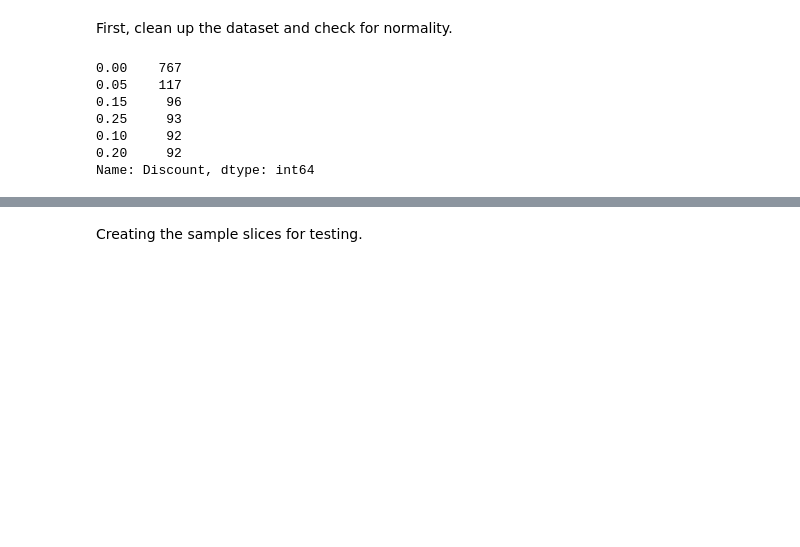
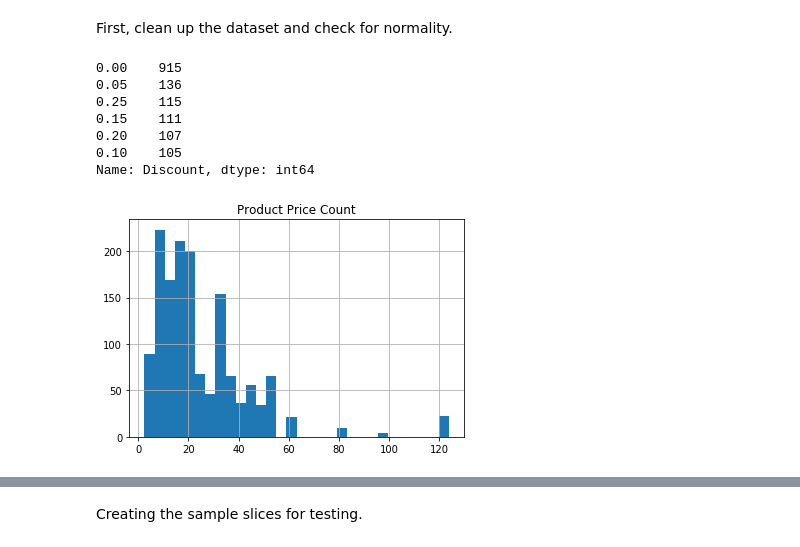
Before and after one commit to terryollila/dsc-mod-3-project-online-ds-ft-100719, a Jupyter notebook: student.ipynb, the cells around one changed output, grey strips where cells are left out. Cells and saved outputs as stored; diff of their text form; code cells hidden in the pictures; blank space fills up the shorter version.

```diff
--- a/student.ipynb
+++ b/student.ipynb
@@ -578,7 +611,11 @@ test_end = datetime(2014, 3, 31)
 # %%
 #Selecting a single year to hone in on a concretely captured data set.
-dis_df = dis_df.loc[(dis_df['OrderDate'] >= test_start) &
-                    (dis_df['OrderDate'] <= test_end)]
+# dis_df = dis_df.loc[(dis_df['OrderDate'] >= test_start) &
+#                     (dis_df['OrderDate'] <= test_end)]
+# %%
+# Removing the discounts that only appear a couple of times.
+dis_df = dis_df[(dis_df['Discount'] == .05) | (dis_df['Discount'] == 0)
+               | (dis_df.Discount >= .1)]
 # %%
 # Keeping only those records that have held a consistent price.
 # Reduced prices will muddy the waters between regular price and discount price.
@@ -587,16 +624,24 @@ dis_df = dis_df.loc[dis_df['UnitPrice'] == dis_df['ProductUnitPrice']]
 # These are the discount values we're going to test.
 dis_df.Discount.value_counts()
 # %% [output]
-0.00    767
-0.05    117
-0.15     96
-0.25     93
-0.10     92
-0.20     92
+0.00    915
+0.05    136
+0.25    115
+0.15    111
+0.20    107
+0.10    105
 Name: Discount, dtype: int64
 # %%
 dis_df['TotalPrice'] = ((dis_df.UnitPrice - (dis_df.UnitPrice *
                          dis_df.Discount)) * dis_df.Quantity)
+# %%
+dis_df = dis_df[dis_df.UnitPrice < 150]
+# %%
+dis_df['ProductUnitPrice'].hist(bins = 30)
+plt.title('Product Price Count')
+plt.show();
+# %% [output]
+[figure, added]
 # %%
 # These are the price buckets we will use to test sales against
 # similarly priced products. Note the finely-tuned precision naming.
```
Also changed, not shown: parts of 98 cells of this notebook, 2 other files.
